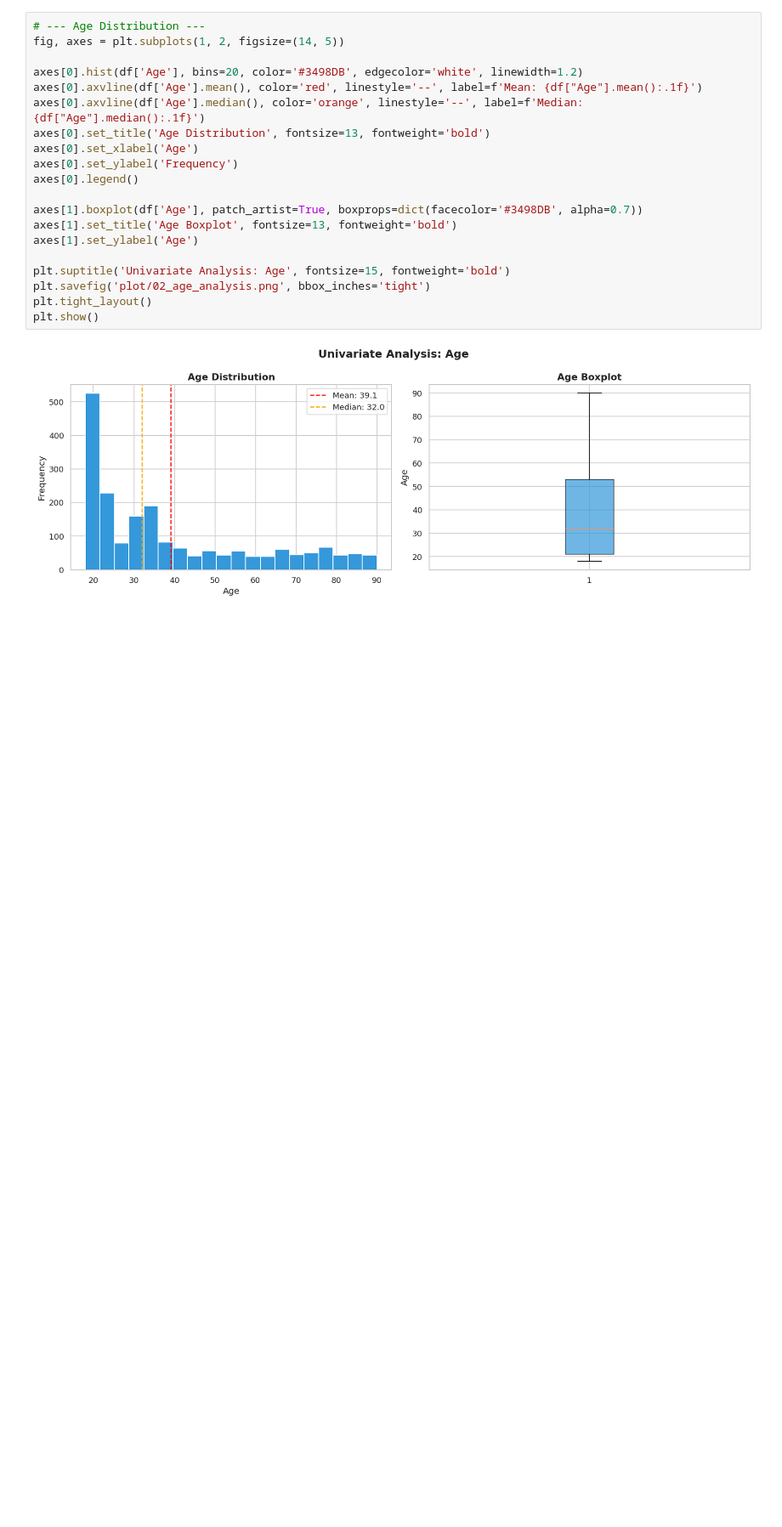
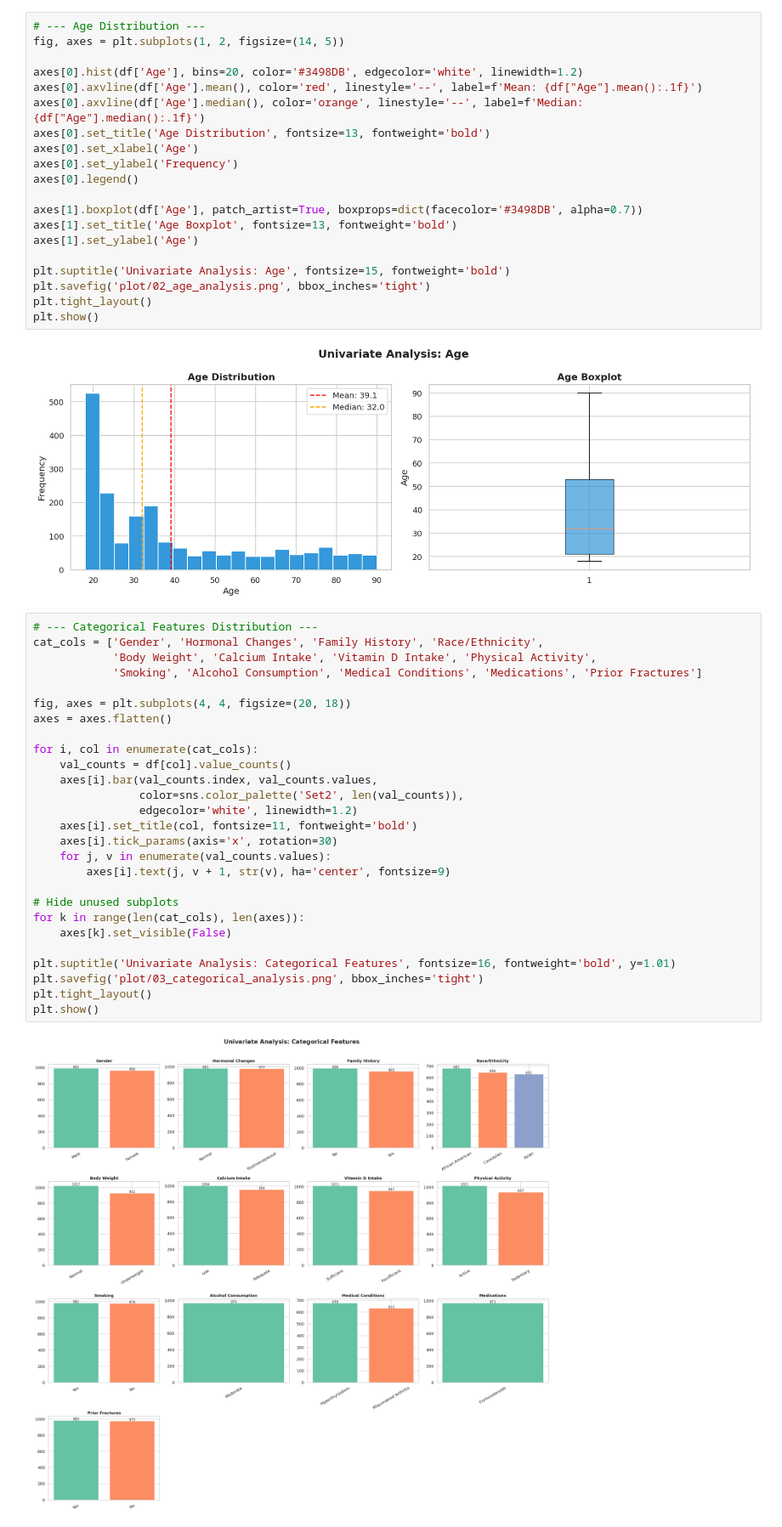
Before and after one commit to afeefanver/Osteoporosis-Risk-Prediction, a Jupyter notebook: EDA(Oesto).ipynb, the cells around one changed output. Shown at 85% size. Drawn from its saved outputs; the diff is of its cells as text; blank space fills up the shorter version.

```diff
--- a/EDA(Oesto).ipynb
+++ b/EDA(Oesto).ipynb
@@ -222,3 +222,32 @@ plt.tight_layout()
 plt.show()
 # %% [output]
 [figure]
+# %%
+# --- Categorical Features Distribution ---
+cat_cols = ['Gender', 'Hormonal Changes', 'Family History', 'Race/Ethnicity',
+            'Body Weight', 'Calcium Intake', 'Vitamin D Intake', 'Physical Activity',
+            'Smoking', 'Alcohol Consumption', 'Medical Conditions', 'Medications', 'Prior Fractures']
+
+fig, axes = plt.subplots(4, 4, figsize=(20, 18))
+axes = axes.flatten()
+
+for i, col in enumerate(cat_cols):
+    val_counts = df[col].value_counts()
+    axes[i].bar(val_counts.index, val_counts.values,
+                color=sns.color_palette('Set2', len(val_counts)),
+                edgecolor='white', linewidth=1.2)
+    axes[i].set_title(col, fontsize=11, fontweight='bold')
+    axes[i].tick_params(axis='x', rotation=30)
+    for j, v in enumerate(val_counts.values):
+        axes[i].text(j, v + 1, str(v), ha='center', fontsize=9)
+
+# Hide unused subplots
+for k in range(len(cat_cols), len(axes)):
+    axes[k].set_visible(False)
+
+plt.suptitle('Univariate Analysis: Categorical Features', fontsize=16, fontweight='bold', y=1.01)
+plt.savefig('plot/03_categorical_analysis.png', bbox_inches='tight')
+plt.tight_layout()
+plt.show()
+# %% [output]
+[figure, added]
```
Also changed, not shown: parts of 11 cells of this notebook.
